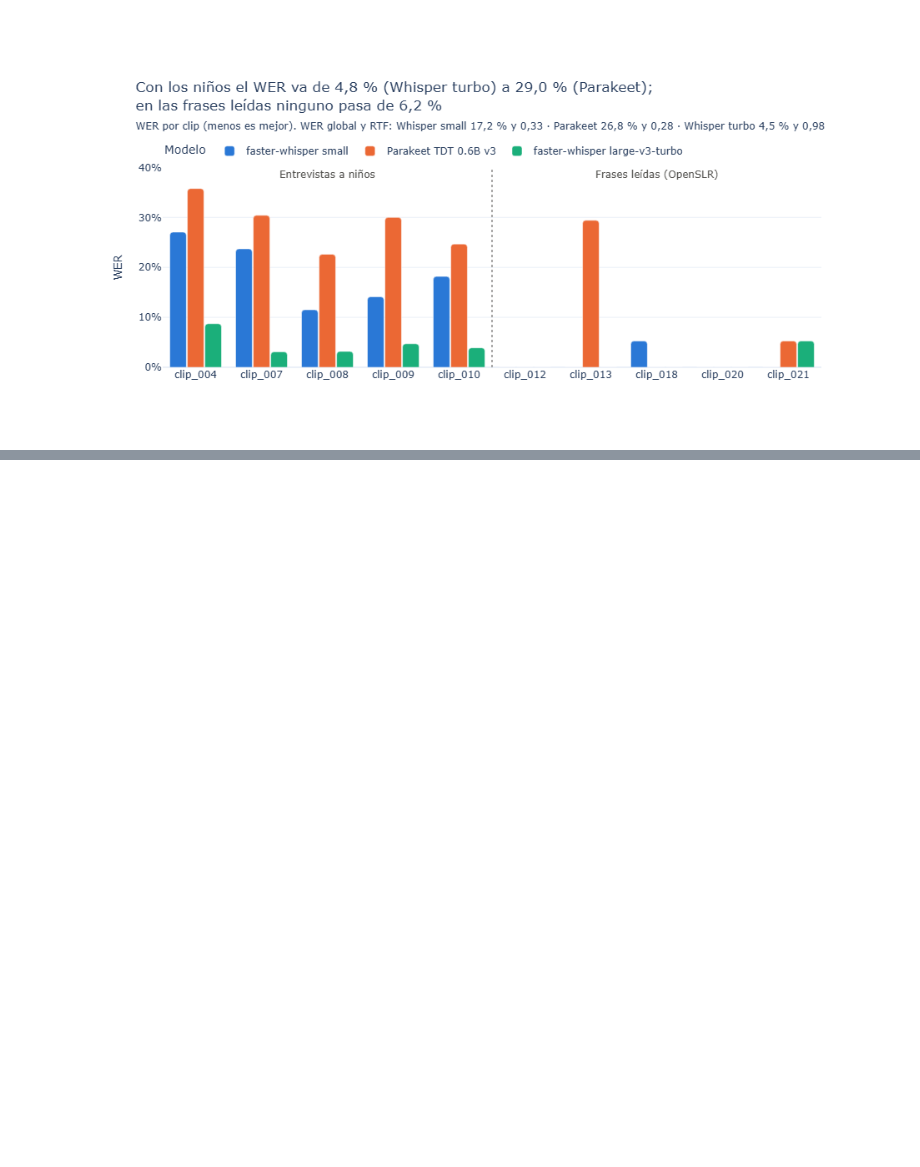
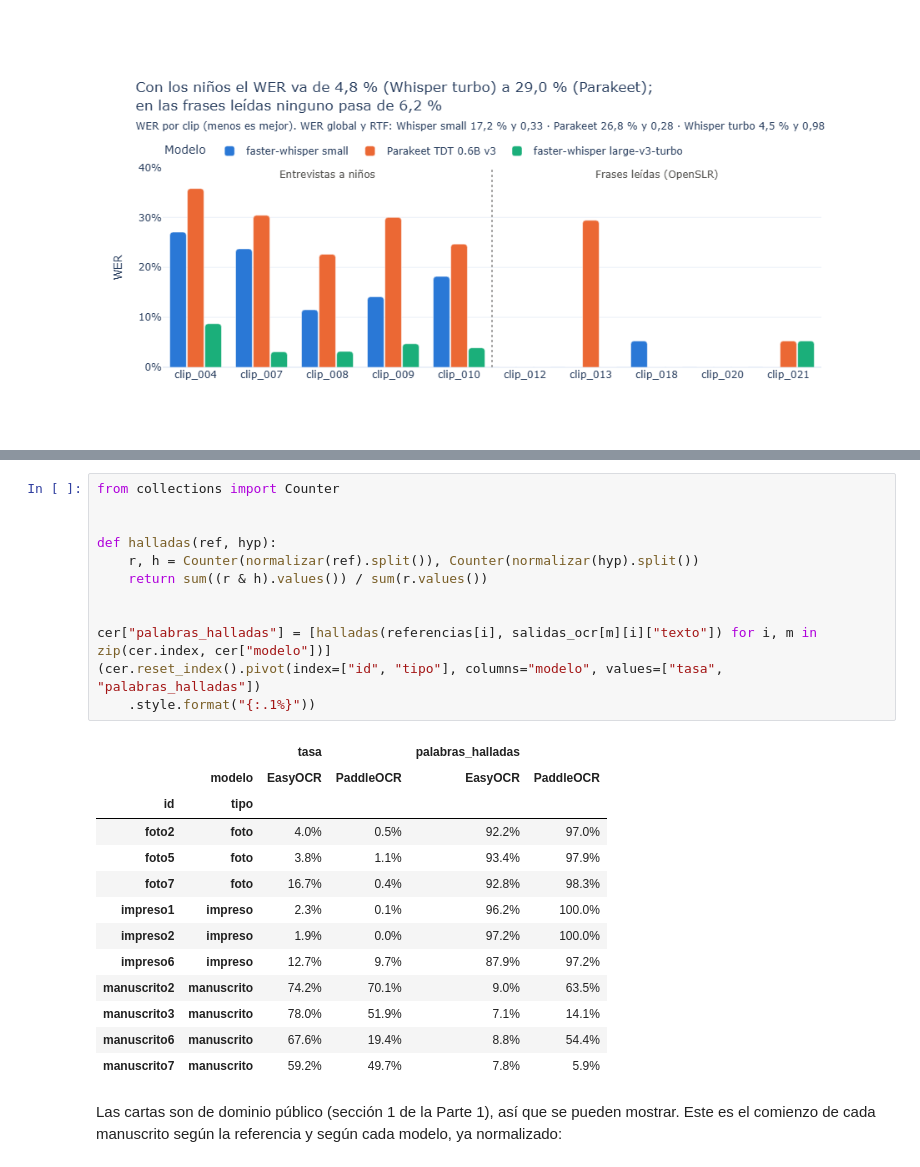
Before and after one commit to IvettexMamani/diplomado-python-2026, a Jupyter notebook: tarea_2/02_evaluacion.ipynb, the cells around one changed output, grey strips where cells are left out. Drawn from its saved outputs; the diff is of its cells as text; blank space fills up the shorter version.

```diff
--- a/tarea_2/02_evaluacion.ipynb
+++ b/tarea_2/02_evaluacion.ipynb
@@ -549,0 +554,28 @@ fig5.show()
+# %%
+from collections import Counter
+
+
+def halladas(ref, hyp):
+    r, h = Counter(normalizar(ref).split()), Counter(normalizar(hyp).split())
+    return sum((r & h).values()) / sum(r.values())
+
+
+cer["palabras_halladas"] = [halladas(referencias[i], salidas_ocr[m][i]["texto"]) for i, m in zip(cer.index, cer["modelo"])]
+(cer.reset_index().pivot(index=["id", "tipo"], columns="modelo", values=["tasa", "palabras_halladas"])
+    .style.format("{:.1%}"))
+# %% [output]
+|  |  | tasa |  | palabras_halladas |  |
+|  | modelo | EasyOCR | PaddleOCR | EasyOCR | PaddleOCR |
+| id | tipo |  |  |  |  |
+| foto2 | foto | 4.0% | 0.5% | 92.2% | 97.0% |
+| foto5 | foto | 3.8% | 1.1% | 93.4% | 97.9% |
+| foto7 | foto | 16.7% | 0.4% | 92.8% | 98.3% |
+| impreso1 | impreso | 2.3% | 0.1% | 96.2% | 100.0% |
+| impreso2 | impreso | 1.9% | 0.0% | 97.2% | 100.0% |
+| impreso6 | impreso | 12.7% | 9.7% | 87.9% | 97.2% |
+| manuscrito2 | manuscrito | 74.2% | 70.1% | 9.0% | 63.5% |
+| manuscrito3 | manuscrito | 78.0% | 51.9% | 7.1% | 14.1% |
+| manuscrito6 | manuscrito | 67.6% | 19.4% | 8.8% | 54.4% |
+| manuscrito7 | manuscrito | 59.2% | 49.7% | 7.8% | 5.9% |
+# %% [markdown]
+Las cartas son de dominio público (sección 1 de la Parte 1), así que se pueden mostrar. Este es el comienzo de cada manuscrito según la referencia y según cada modelo, ya normalizado:
```
Also changed, not shown: parts of 6 cells of this notebook.
